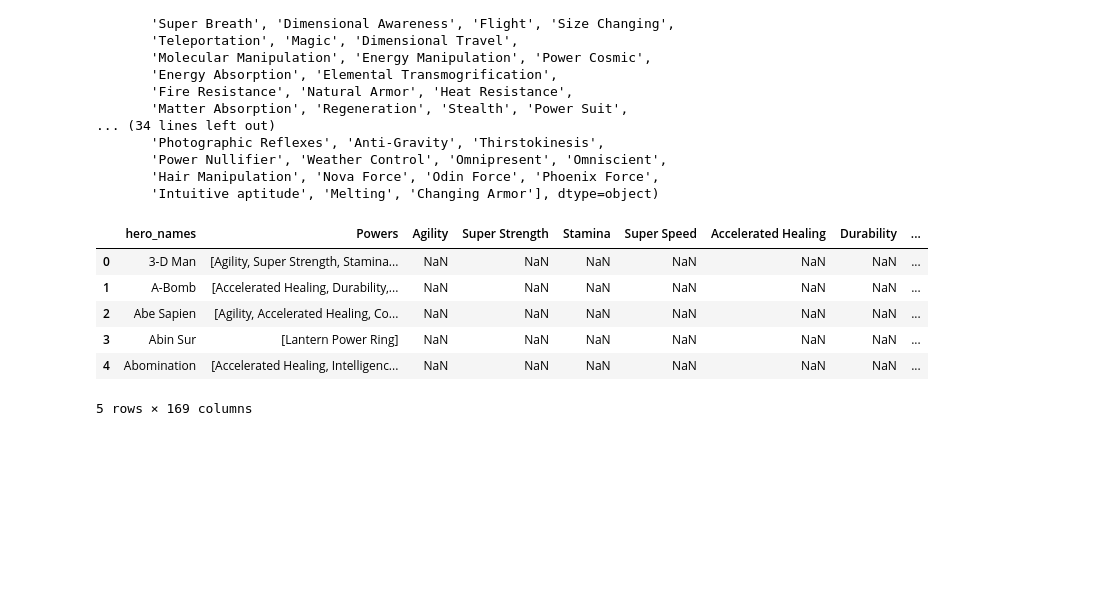
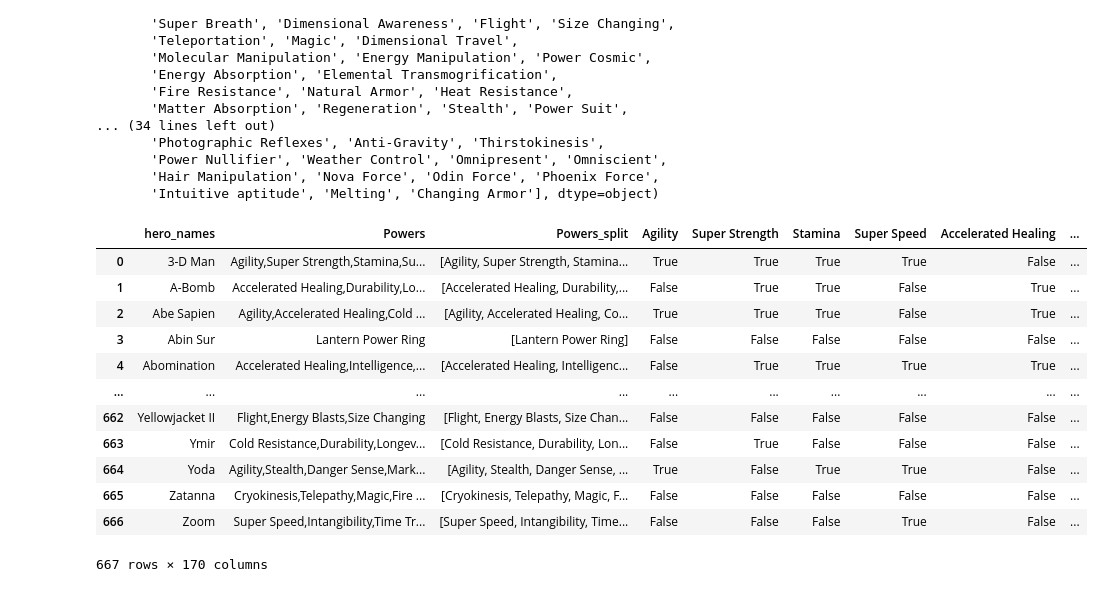
Before and after one commit to eckoecho/Applying-Advanced-Transformations, a Jupyter notebook: Applying Advanced Transformations (Core).ipynb, the cells around one changed output. Drawn from its saved outputs; the diff is of its cells as text; code cells hidden in the pictures; blank space fills up the shorter version.

```diff
--- a/Applying Advanced Transformations (Core).ipynb
+++ b/Applying Advanced Transformations (Core).ipynb
@@ -185,6 +185,6 @@ super_power
 'Accelerated Healing,Durability,Longevity,Super Strength,Stamina,Camouflage,Self-Sustenance'
 # %%
 # # Splitting at comma creates a list of values
-powers["Powers"] = powers["Powers"].str.split(",")
-powers["Powers"].head()
+powers["Powers_split"] = powers["Powers"].str.split(",")
+powers[["Powers","Powers_split"]].head()
 # %% [output]
@@ -209,5 +197,5 @@ super_power
 # %%
 ## exploding the column of lists
-exploded = powers.explode('Powers')
+exploded = powers.explode('Powers_split')
 exploded.head(5)
 # %% [output]
@@ -220,6 +208,6 @@ exploded.head(5)
 # %%
 ## saving the unique values from the exploded column
-cols_to_make = exploded["Powers"].unique()
+cols_to_make = exploded["Powers_split"].dropna().unique()
 cols_to_make
 # %% [output]
 array(['Agility', 'Super Strength', 'Stamina', 'Super Speed',
@@ -242,13 +230,19 @@ array(['Agility', 'Super Strength', 'Stamina', 'Super Speed',
 # %%
 for col in cols_to_make:
     powers[col] = powers["Powers"].str.contains(col)
 
-powers.head()
+powers
 # %% [output]
-|  | hero_names | Powers | Agility | Super Strength | Stamina | Super Speed | Accelerated Healing | Durability | ... |
-| 0 | 3-D Man | [Agility, Super Strength, Stamina... | NaN | NaN | NaN | NaN | NaN | NaN | ... |
-| 1 | A-Bomb | [Accelerated Healing, Durability,... | NaN | NaN | NaN | NaN | NaN | NaN | ... |
-| 2 | Abe Sapien | [Agility, Accelerated Healing, Co... | NaN | NaN | NaN | NaN | NaN | NaN | ... |
-| 3 | Abin Sur | [Lantern Power Ring] | NaN | NaN | NaN | NaN | NaN | NaN | ... |
-| 4 | Abomination | [Accelerated Healing, Intelligenc... | NaN | NaN | NaN | NaN | NaN | NaN | ... |
+|  | hero_names | Powers | Powers_split | Agility | Super Strength | Stamina | Super Speed | Accelerated Healing | ... |
+| 0 | 3-D Man | Agility,Super Strength,Stamina,Su... | [Agility, Super Strength, Stamina... | True | True | True | True | False | ... |
+| 1 | A-Bomb | Accelerated Healing,Durability,Lo... | [Accelerated Healing, Durability,... | False | True | True | False | True | ... |
+| 2 | Abe Sapien | Agility,Accelerated Healing,Cold ... | [Agility, Accelerated Healing, Co... | True | True | True | False | True | ... |
+| 3 | Abin Sur | Lantern Power Ring | [Lantern Power Ring] | False | False | False | False | False | ... |
+| 4 | Abomination | Accelerated Healing,Intelligence,... | [Accelerated Healing, Intelligenc... | False | True | True | True | True | ... |
+| ... | ... | ... | ... | ... | ... | ... | ... | ... | ... |
+| 662 | Yellowjacket II | Flight,Energy Blasts,Size Changing | [Flight, Energy Blasts, Size Chan... | False | False | False | False | False | ... |
+| 663 | Ymir | Cold Resistance,Durability,Longev... | [Cold Resistance, Durability, Lon... | False | True | False | False | False | ... |
+| 664 | Yoda | Agility,Stealth,Danger Sense,Mark... | [Agility, Stealth, Danger Sense, ... | True | False | True | True | False | ... |
+| 665 | Zatanna | Cryokinesis,Telepathy,Magic,Fire ... | [Cryokinesis, Telepathy, Magic, F... | False | False | False | False | False | ... |
+| 666 | Zoom | Super Speed,Intangibility,Time Tr... | [Super Speed, Intangibility, Time... | False | False | False | True | False | ... |
-5 rows × 169 columns
+667 rows × 170 columns
```
Also changed, not shown: parts of 3 cells of this notebook.
